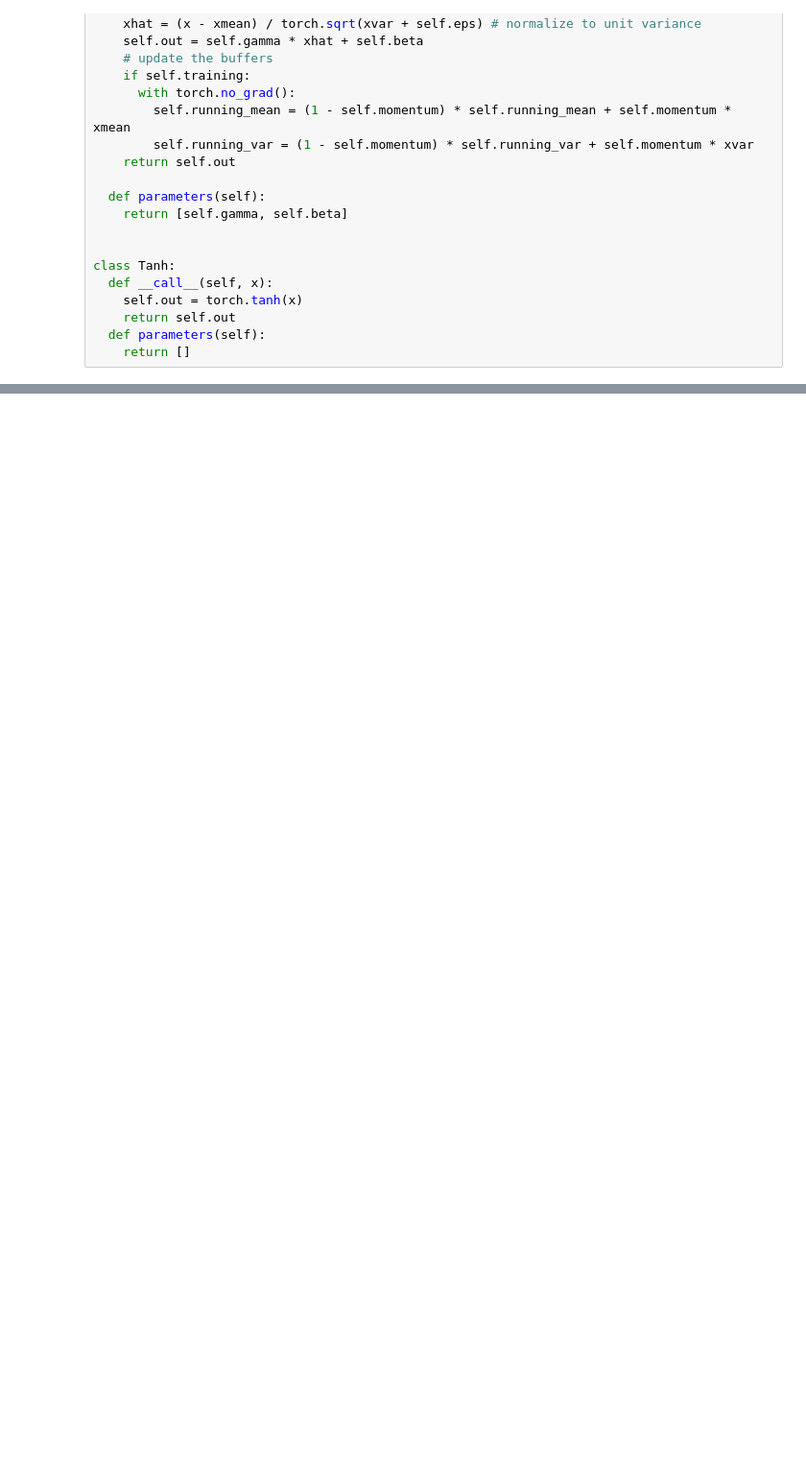
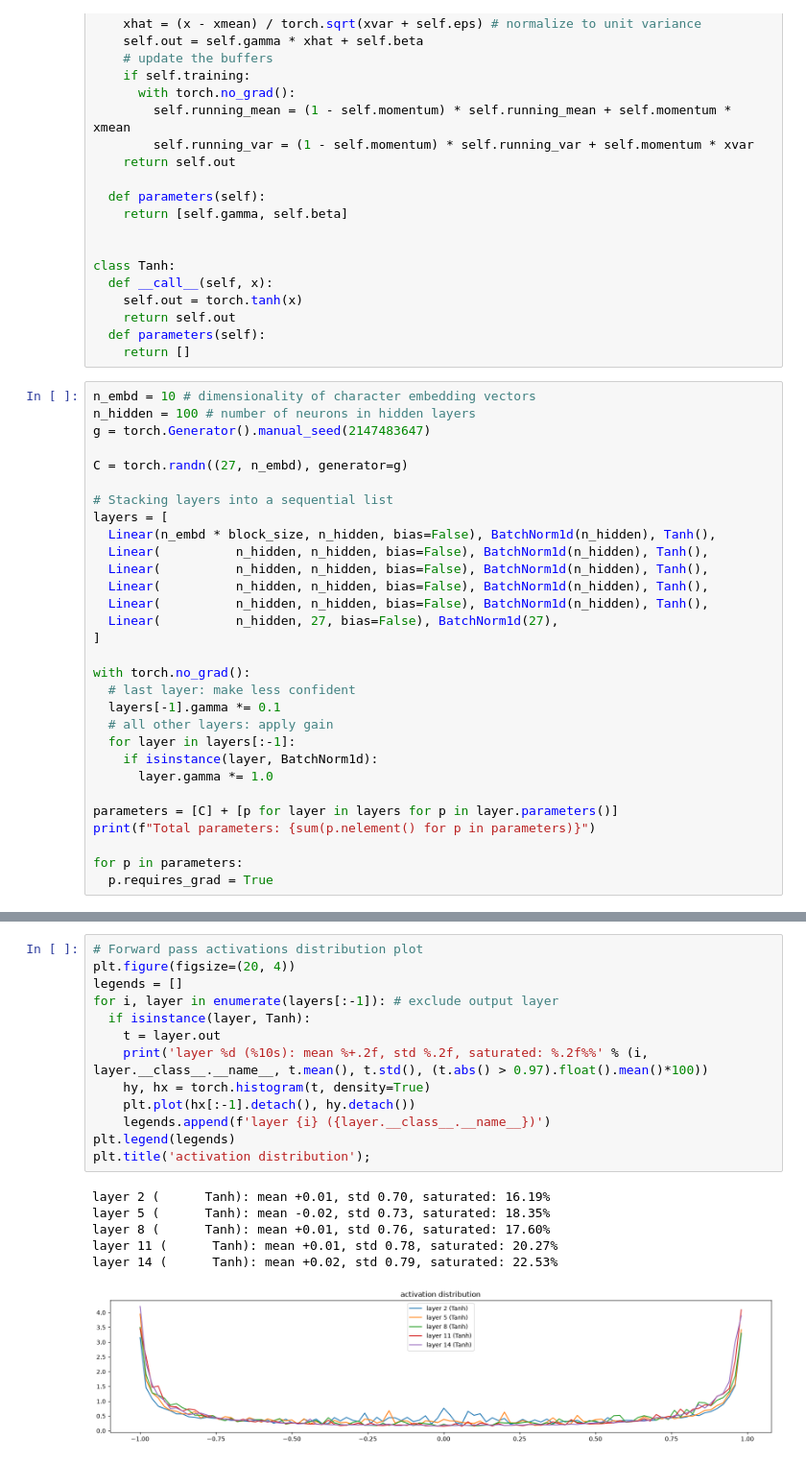
Before and after one commit to Nandanipatil/karpathy-zero-to-hero, a Jupyter notebook: 02-makemore/makemore.ipynb, the cells around one changed output, grey strips where cells are left out. Shown at 96% size. Drawn from its saved outputs; the diff is of its cells as text; blank space fills up the shorter version.

Commit message:
Part 3 Video 4 Complete: OOP Modular Layers, BatchNorm, and Diagnostic Visualizations

```diff
--- a/02-makemore/makemore.ipynb
+++ b/02-makemore/makemore.ipynb
@@ -859,3 +859,33 @@ class Tanh:
     return self.out
   def parameters(self):
     return []
+# %%
+n_embd = 10 # dimensionality of character embedding vectors
+n_hidden = 100 # number of neurons in hidden layers
+g = torch.Generator().manual_seed(2147483647)
+
+C = torch.randn((27, n_embd), generator=g)
+
+# Stacking layers into a sequential list
+layers = [
+  Linear(n_embd * block_size, n_hidden, bias=False), BatchNorm1d(n_hidden), Tanh(),
+  Linear(          n_hidden, n_hidden, bias=False), BatchNorm1d(n_hidden), Tanh(),
+  Linear(          n_hidden, n_hidden, bias=False), BatchNorm1d(n_hidden), Tanh(),
+  Linear(          n_hidden, n_hidden, bias=False), BatchNorm1d(n_hidden), Tanh(),
+  Linear(          n_hidden, n_hidden, bias=False), BatchNorm1d(n_hidden), Tanh(),
+  Linear(          n_hidden, 27, bias=False), BatchNorm1d(27),
+]
+
+with torch.no_grad():
+  # last layer: make less confident
+  layers[-1].gamma *= 0.1
+  # all other layers: apply gain
+  for layer in layers[:-1]:
+    if isinstance(layer, BatchNorm1d):
+      layer.gamma *= 1.0
+
+parameters = [C] + [p for layer in layers for p in layer.parameters()]
+print(f"Total parameters: {sum(p.nelement() for p in parameters)}")
+
+for p in parameters:
+  p.requires_grad = True
@@ -861,0 +968,20 @@ class Tanh:
+# %%
+# Forward pass activations distribution plot
+plt.figure(figsize=(20, 4))
+legends = []
+for i, layer in enumerate(layers[:-1]): # exclude output layer
+  if isinstance(layer, Tanh):
+    t = layer.out
+    print('layer %d (%10s): mean %+.2f, std %.2f, saturated: %.2f%%' % (i, layer.__class__.__name__, t.mean(), t.std(), (t.abs() > 0.97).float().mean()*100))
+    hy, hx = torch.histogram(t, density=True)
+    plt.plot(hx[:-1].detach(), hy.detach())
+    legends.append(f'layer {i} ({layer.__class__.__name__})')
+plt.legend(legends)
+plt.title('activation distribution');
+# %% [output]
+layer 2 (      Tanh): mean +0.01, std 0.70, saturated: 16.19%
+layer 5 (      Tanh): mean -0.02, std 0.73, saturated: 18.35%
+layer 8 (      Tanh): mean +0.01, std 0.76, saturated: 17.60%
+layer 11 (      Tanh): mean +0.01, std 0.78, saturated: 20.27%
+layer 14 (      Tanh): mean +0.02, std 0.79, saturated: 22.53%
+[figure, added]
```
Also changed, not shown: parts of 6 cells of this notebook.
